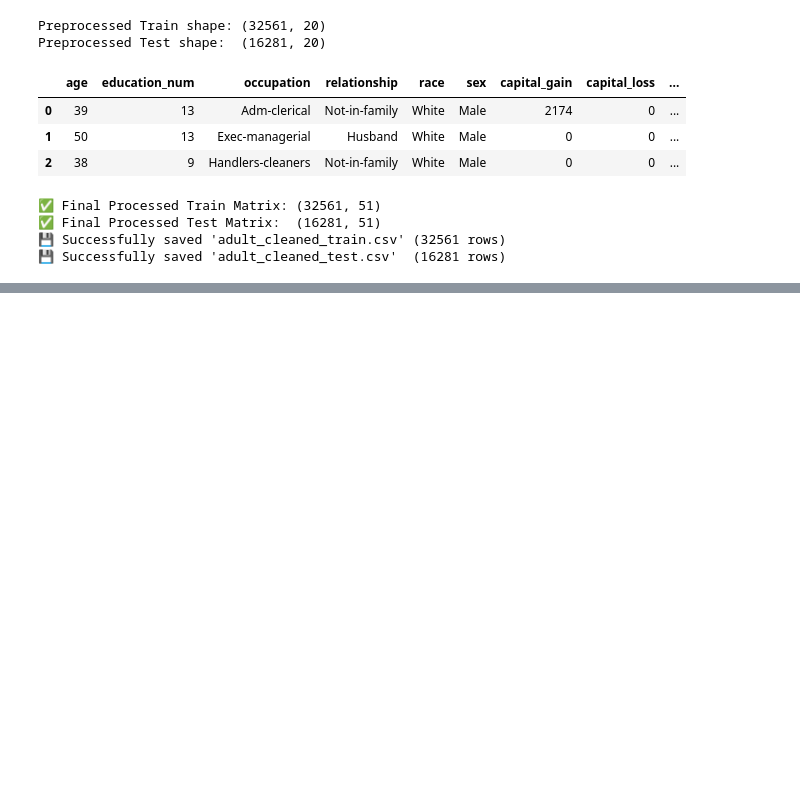
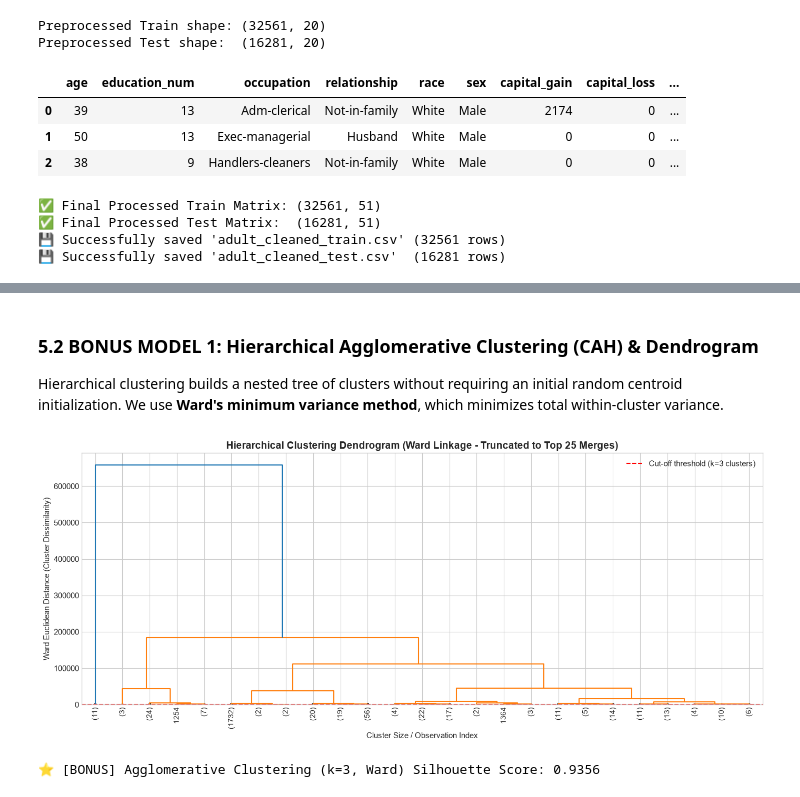
Before and after one commit to Mejri-Mehdi/Data-Prep-ML-Census-Income, a Jupyter notebook: notebooks/01_adult_census_data_prep_modeling.ipynb, the cells around one changed output, grey strips where cells are left out. Cells and saved outputs as stored; diff of their text form; code cells hidden in the pictures; blank space fills up the shorter version.

```diff
--- a/notebooks/01_adult_census_data_prep_modeling.ipynb
+++ b/notebooks/01_adult_census_data_prep_modeling.ipynb
@@ -399,0 +457,33 @@ print(f"💾 Successfully saved 'adult_cleaned_test.csv'  ({len(test_export)} ro
+# %% [markdown]
+### 5.2 BONUS MODEL 1: Hierarchical Agglomerative Clustering (CAH) & Dendrogram
+
+Hierarchical clustering builds a nested tree of clusters without requiring an initial random centroid initialization. We use **Ward's minimum variance method**, which minimizes total within-cluster variance.
+# %%
+# Compute hierarchical linkage matrix using Ward's method
+Z = linkage(X_cluster, method='ward')
+
+plt.figure(figsize=(14, 6))
+dendrogram(
+    Z,
+    truncate_mode='lastp',  # Show only the last p merged clusters
+    p=25,
+    leaf_rotation=90.,
+    leaf_font_size=10.,
+    show_contracted=True
+)
+plt.title("Hierarchical Clustering Dendrogram (Ward Linkage - Truncated to Top 25 Merges)", fontsize=14, fontweight='bold')
+plt.xlabel("Cluster Size / Observation Index")
+plt.ylabel("Ward Euclidean Distance (Cluster Dissimilarity)")
+plt.axhline(y=150, color='r', linestyle='--', label='Cut-off threshold (k=3 clusters)')
+plt.legend(loc='upper right')
+plt.tight_layout()
+plt.show()
+
+# Fit Agglomerative Clustering with k=3
+agg_model = AgglomerativeClustering(n_clusters=best_k, linkage='ward')
+agg_labels = agg_model.fit_predict(X_cluster)
+agg_score = silhouette_score(X_cluster, agg_labels)
+print(f"⭐ [BONUS] Agglomerative Clustering (k={best_k}, Ward) Silhouette Score: {agg_score:.4f}")
+# %% [output]
+[figure, added]
+⭐ [BONUS] Agglomerative Clustering (k=3, Ward) Silhouette Score: 0.9356
```
Also changed, not shown: parts of 19 cells of this notebook, 10 other files.
